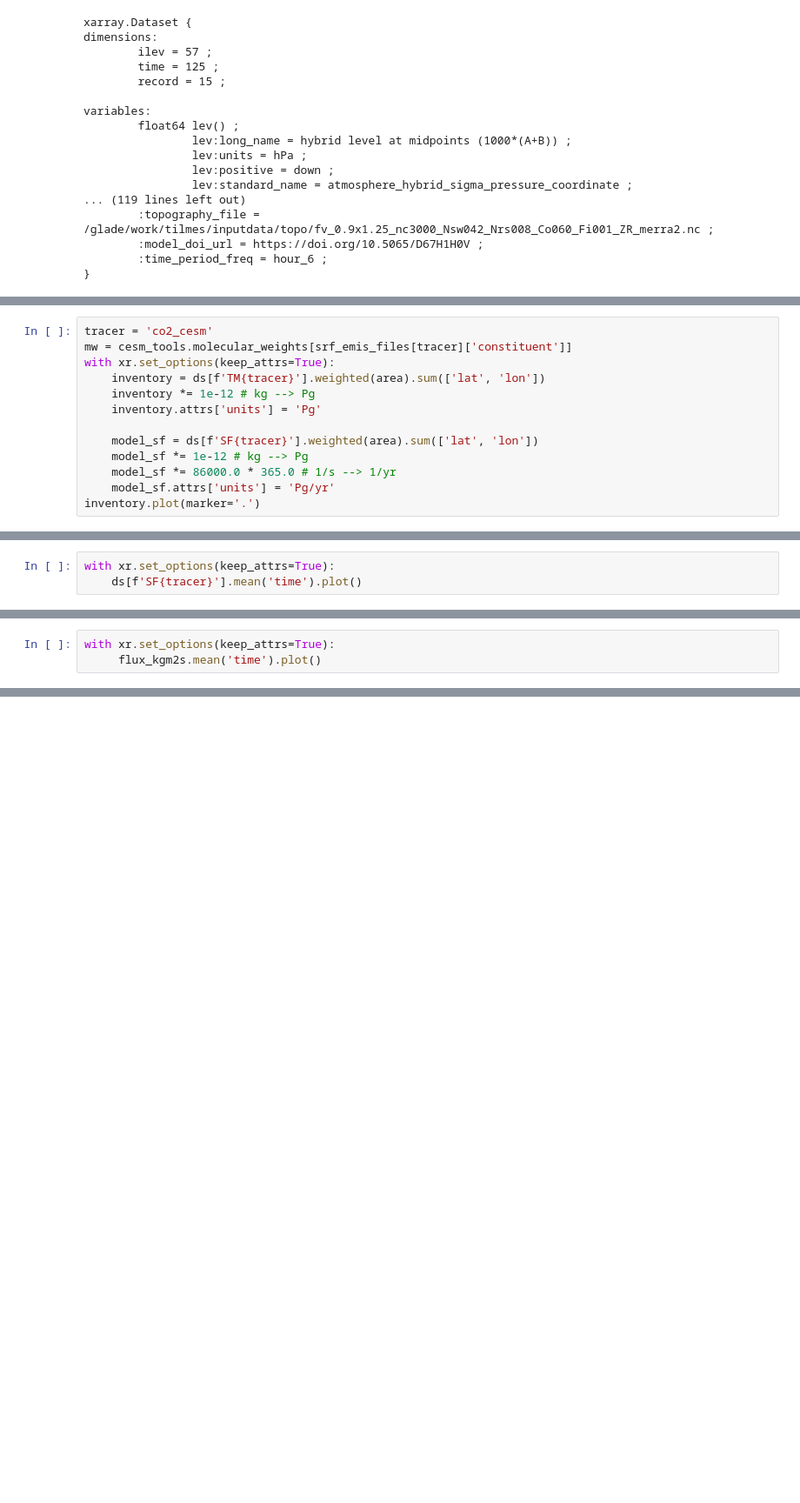
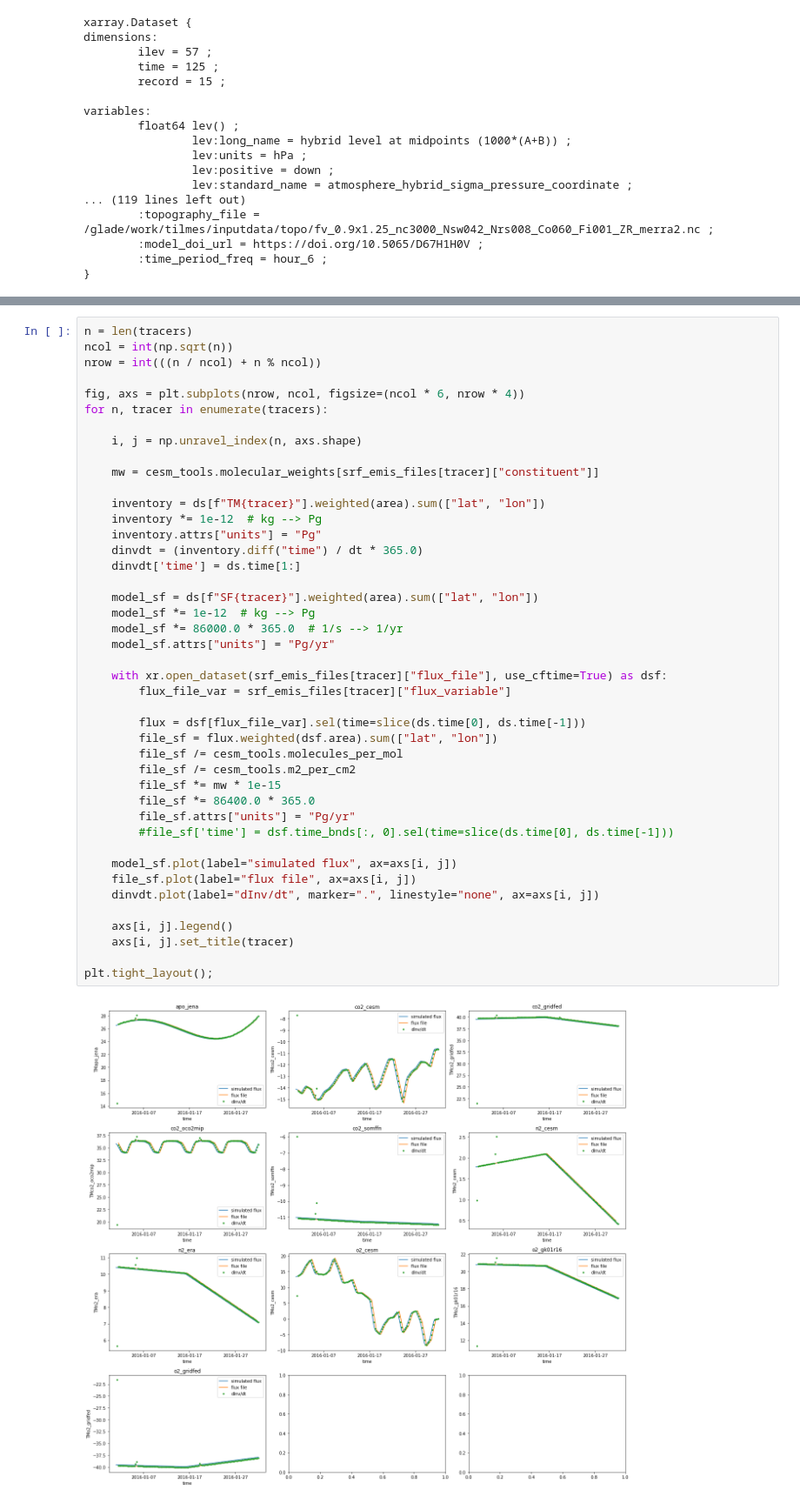
Before and after one commit to matt-long/cam-sd-cases, a Jupyter notebook: post-process.ipynb, the cells around one changed output, grey strips where cells are left out. Shown at 87% size. Cells and saved outputs as stored; diff of their text form; blank space fills up the shorter version.

Commit message:
flux-dinvdt match

```diff
--- a/post-process.ipynb
+++ b/post-process.ipynb
@@ -174,13 +170,0 @@ ds[[c for c in ds.coords if c not in ['time', 'ndbase', 'nbdate', 'nsbase', 'nbs
-# %%
-tracer = 'co2_cesm'
-mw = cesm_tools.molecular_weights[srf_emis_files[tracer]['constituent']]
-with xr.set_options(keep_attrs=True):
-    inventory = ds[f'TM{tracer}'].weighted(area).sum(['lat', 'lon'])
-    inventory *= 1e-12 # kg --> Pg
-    inventory.attrs['units'] = 'Pg'
-
-    model_sf = ds[f'SF{tracer}'].weighted(area).sum(['lat', 'lon'])
-    model_sf *= 1e-12 # kg --> Pg
-    model_sf *= 86000.0 * 365.0 # 1/s --> 1/yr
-    model_sf.attrs['units'] = 'Pg/yr'
-inventory.plot(marker='.')
@@ -230,3 +170,0 @@ model_sf.plot()
-# %%
-with xr.set_options(keep_attrs=True):
-    ds[f'SF{tracer}'].mean('time').plot()
@@ -235,3 +170,0 @@ with xr.set_options(keep_attrs=True):
-# %%
-with xr.set_options(keep_attrs=True):
-     flux_kgm2s.mean('time').plot()
@@ -264,0 +171,45 @@ created by https://github.com/matt-long/sno-analysis/tree/3ae2e40 on 2022-02-15;
+# %%
+n = len(tracers)
+ncol = int(np.sqrt(n))
+nrow = int(((n / ncol) + n % ncol))
+
+fig, axs = plt.subplots(nrow, ncol, figsize=(ncol * 6, nrow * 4))
+for n, tracer in enumerate(tracers):
+
+    i, j = np.unravel_index(n, axs.shape)
+
+    mw = cesm_tools.molecular_weights[srf_emis_files[tracer]["constituent"]]
+
+    inventory = ds[f"TM{tracer}"].weighted(area).sum(["lat", "lon"])
+    inventory *= 1e-12  # kg --> Pg
+    inventory.attrs["units"] = "Pg"
+    dinvdt = (inventory.diff("time") / dt * 365.0)
+    dinvdt['time'] = ds.time[1:]
+
+    model_sf = ds[f"SF{tracer}"].weighted(area).sum(["lat", "lon"])
+    model_sf *= 1e-12  # kg --> Pg
+    model_sf *= 86000.0 * 365.0  # 1/s --> 1/yr
+    model_sf.attrs["units"] = "Pg/yr"
+
+    with xr.open_dataset(srf_emis_files[tracer]["flux_file"], use_cftime=True) as dsf:
+        flux_file_var = srf_emis_files[tracer]["flux_variable"]
+
+        flux = dsf[flux_file_var].sel(time=slice(ds.time[0], ds.time[-1]))
+        file_sf = flux.weighted(dsf.area).sum(["lat", "lon"])
+        file_sf /= cesm_tools.molecules_per_mol
+        file_sf /= cesm_tools.m2_per_cm2
+        file_sf *= mw * 1e-15
+        file_sf *= 86400.0 * 365.0
+        file_sf.attrs["units"] = "Pg/yr"
+        #file_sf['time'] = dsf.time_bnds[:, 0].sel(time=slice(ds.time[0], ds.time[-1]))
+
+    model_sf.plot(label="simulated flux", ax=axs[i, j])
+    file_sf.plot(label="flux file", ax=axs[i, j])
+    dinvdt.plot(label="dInv/dt", marker=".", linestyle="none", ax=axs[i, j])
+
+    axs[i, j].legend()
+    axs[i, j].set_title(tracer)
+
+plt.tight_layout();
+# %% [output]
+[figure, added]
```
Also changed, not shown: parts of 16 cells of this notebook, 1 other file.
